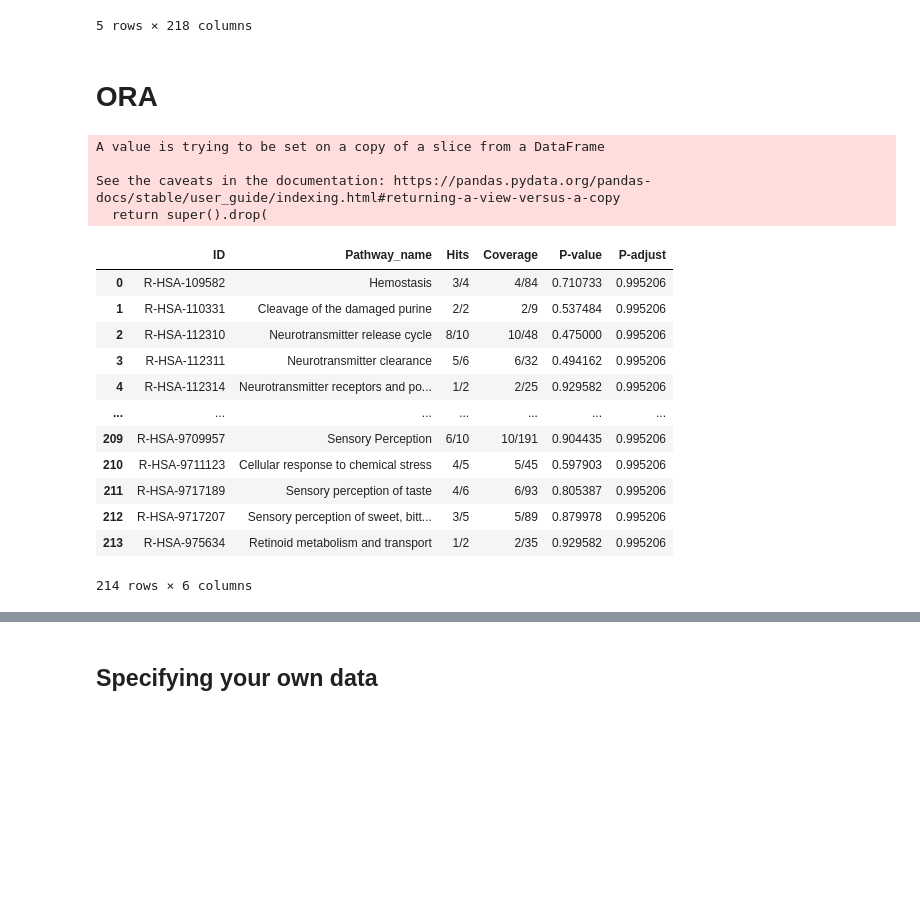
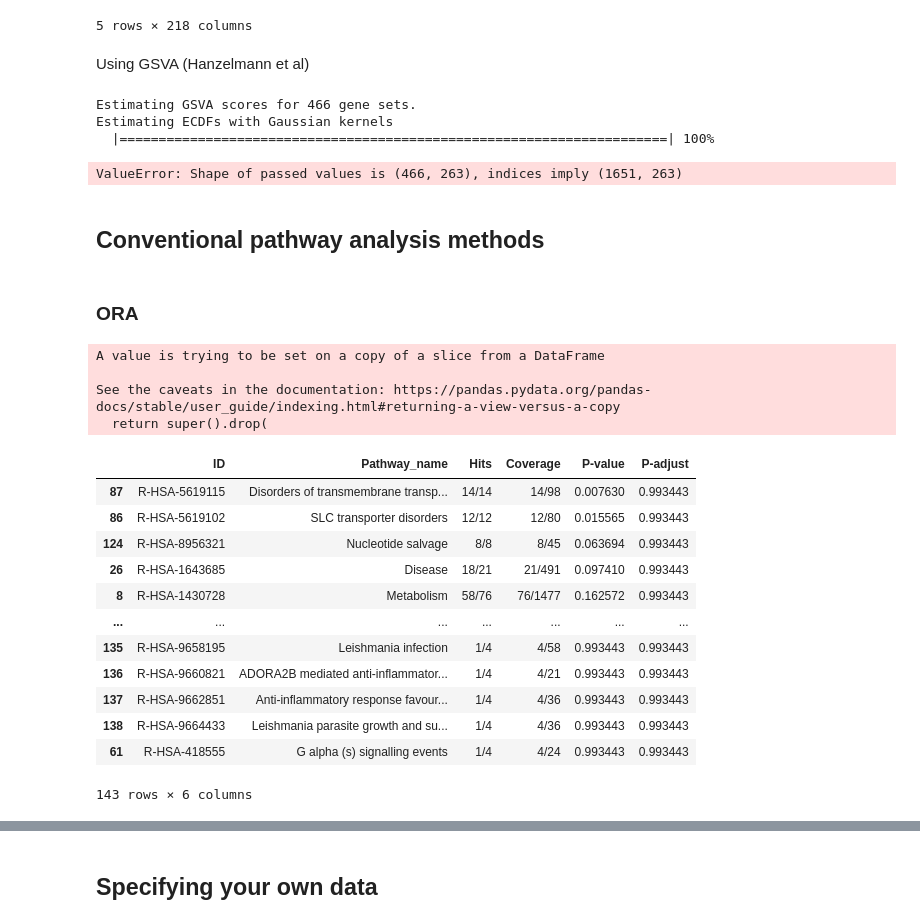
Before and after one commit to cwieder/py-ssPA, a Jupyter notebook: sspa_walkthrough.ipynb, the cells around one changed output, grey strips where cells are left out. Cells and saved outputs as stored; diff of their text form; code cells hidden in the pictures; blank space fills up the shorter version.

```diff
--- a/sspa_walkthrough.ipynb
+++ b/sspa_walkthrough.ipynb
@@ -342,28 +342,40 @@ svd_res.head()
 | 1012545 | 0.042074 | 0.023500 | -0.034746 | 0.009973 | -0.009000 | 0.026112 | 0.026112 | ... |
 | 1022407 | 0.067931 | 0.038528 | -0.039728 | 0.060691 | 0.043879 | 0.049868 | 0.049868 | ... |
 5 rows × 218 columns
+# %% [markdown]
+Using GSVA (Hanzelmann et al)
+# %%
+gsva_res = sspa.sspa_gsva(example_data.iloc[:, :-2], reactome_pathways)
+gsva_res.head()
+# %% [output]
+Estimating GSVA scores for 466 gene sets.
+Estimating ECDFs with Gaussian kernels
+  |======================================================================| 100%
+ValueError: Shape of passed values is (466, 263), indices imply (1651, 263)
+# %% [markdown]
+## Conventional pathway analysis methods
 # %% [markdown]
-# ORA
+### ORA
 # %%
-ora_res = sspa.sspa_ora(example_data.iloc[:, :-2], example_data["Group"], reactome_pathways, 0.05)
+ora_res = sspa.sspa_ora(processed_data_mapped, covid_data["Group"], reactome_pathways, 0.05)
 # %% [output]
 A value is trying to be set on a copy of a slice from a DataFrame
 
 See the caveats in the documentation: https://pandas.pydata.org/pandas-docs/stable/user_guide/indexing.html#returning-a-view-versus-a-copy
   return super().drop(
 # %%
-ora_res
+ora_res.sort_values(by="P-value")
 # %% [output]
 |  | ID | Pathway_name | Hits | Coverage | P-value | P-adjust |
-| 0 | R-HSA-109582 | Hemostasis | 3/4 | 4/84 | 0.710733 | 0.995206 |
-| 1 | R-HSA-110331 | Cleavage of the damaged purine | 2/2 | 2/9 | 0.537484 | 0.995206 |
-| 2 | R-HSA-112310 | Neurotransmitter release cycle | 8/10 | 10/48 | 0.475000 | 0.995206 |
-| 3 | R-HSA-112311 | Neurotransmitter clearance | 5/6 | 6/32 | 0.494162 | 0.995206 |
-| 4 | R-HSA-112314 | Neurotransmitter receptors and po... | 1/2 | 2/25 | 0.929582 | 0.995206 |
+| 87 | R-HSA-5619115 | Disorders of transmembrane transp... | 14/14 | 14/98 | 0.007630 | 0.993443 |
+| 86 | R-HSA-5619102 | SLC transporter disorders | 12/12 | 12/80 | 0.015565 | 0.993443 |
+| 124 | R-HSA-8956321 | Nucleotide salvage | 8/8 | 8/45 | 0.063694 | 0.993443 |
+| 26 | R-HSA-1643685 | Disease | 18/21 | 21/491 | 0.097410 | 0.993443 |
+| 8 | R-HSA-1430728 | Metabolism | 58/76 | 76/1477 | 0.162572 | 0.993443 |
 | ... | ... | ... | ... | ... | ... | ... |
-| 209 | R-HSA-9709957 | Sensory Perception | 6/10 | 10/191 | 0.904435 | 0.995206 |
-| 210 | R-HSA-9711123 | Cellular response to chemical stress | 4/5 | 5/45 | 0.597903 | 0.995206 |
-| 211 | R-HSA-9717189 | Sensory perception of taste | 4/6 | 6/93 | 0.805387 | 0.995206 |
-| 212 | R-HSA-9717207 | Sensory perception of sweet, bitt... | 3/5 | 5/89 | 0.879978 | 0.995206 |
-| 213 | R-HSA-975634 | Retinoid metabolism and transport | 1/2 | 2/35 | 0.929582 | 0.995206 |
+| 135 | R-HSA-9658195 | Leishmania infection | 1/4 | 4/58 | 0.993443 | 0.993443 |
+| 136 | R-HSA-9660821 | ADORA2B mediated anti-inflammator... | 1/4 | 4/21 | 0.993443 | 0.993443 |
+| 137 | R-HSA-9662851 | Anti-inflammatory response favour... | 1/4 | 4/36 | 0.993443 | 0.993443 |
+| 138 | R-HSA-9664433 | Leishmania parasite growth and su... | 1/4 | 4/36 | 0.993443 | 0.993443 |
+| 61 | R-HSA-418555 | G alpha (s) signalling events | 1/4 | 4/24 | 0.993443 | 0.993443 |
-214 rows × 6 columns
+143 rows × 6 columns
```
Also changed, not shown: parts of 6 cells of this notebook, 2 other files.
